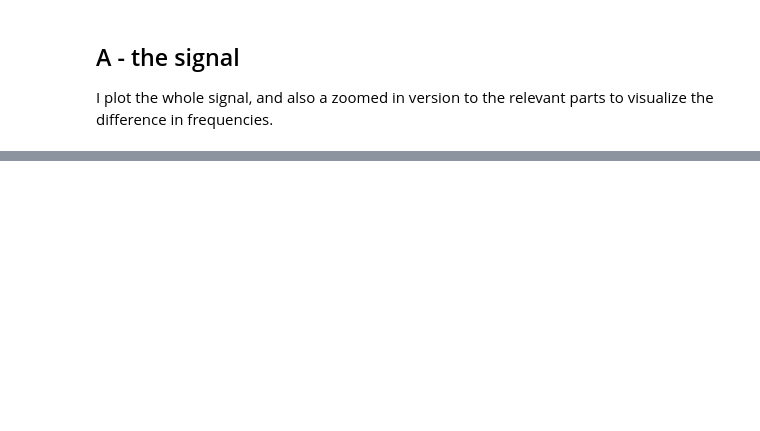
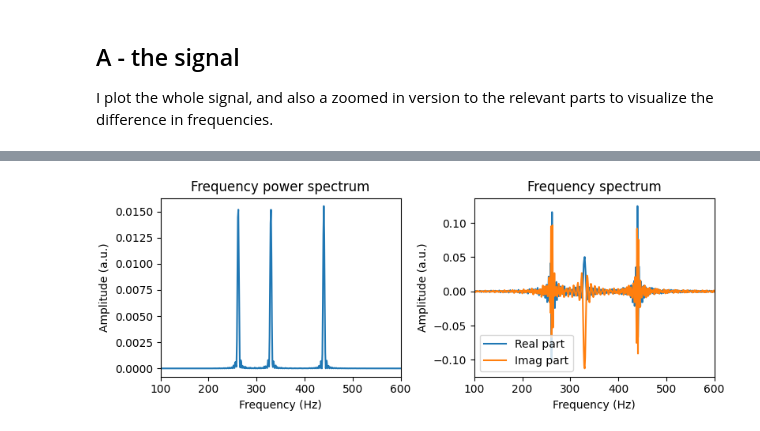
Before and after one commit to rubiaek/waveguides_excs, a Jupyter notebook: sol1.ipynb, the cells around one changed output, grey strips where cells are left out. Saved outputs shown, nothing was run; the diff lists cells and outputs as text; code cells hidden in the pictures; blank space fills up the shorter version.

```diff
--- a/sol1.ipynb
+++ b/sol1.ipynb
@@ -4,10 +4,4 @@
 ### Ronen shekel
 
 ### ID 309987493
-# %%
-%matplotlib ipympl
-import numpy as np
-from matplotlib import pyplot as plt
-plt.rcParams['figure.figsize'] = [10, 10]
-plt.rcParams.update({'font.size': 15})
 # %%
@@ -319,0 +102,31 @@ ax2[1,2].set_title('Input Signal-full- zoom',color='gray'), ax2[1,2].set_xlabel(
+# %%
+def show_spectrum(t, sound, in_DB=False):
+    freqs = np.fft.fftshift(np.fft.fftfreq(t.shape[-1], d=dt))  # Frequency vector, with zero properly placed at N/2+1 position.
+    sound_F = np.fft.fftshift(np.fft.fft(np.fft.fftshift(sound))) / L
+
+    if not in_DB:
+        fig, axes = plt.subplots(1, 2, constrained_layout=True, figsize=(8, 3))
+        axes[0].plot(freqs, (np.abs(sound_F))**2)
+        axes[0].set_xlim([100, 600])
+        axes[0].set_title('Frequency power spectrum')
+        axes[1].plot(freqs, np.real(sound_F), label='Real part')
+        axes[1].plot(freqs, np.imag(sound_F), label='Imag part')
+        axes[1].set_xlim([100, 600])
+        axes[1].set_title('Frequency spectrum')
+        axes[1].legend()
+        for ax in axes:
+            ax.set_xlabel('Frequency (Hz)')
+            ax.set_ylabel('Amplitude (a.u.)')
+
+    if in_DB:
+        # And in DB
+        fig, ax = plt.subplots(figsize=(5, 3), constrained_layout=True)
+        ax.plot(freqs, 10*np.log10((np.abs(sound_F))**2))
+        ax.set_xlim([100, 600])
+        ax.set_title('Frequency power spectrum in DB')
+        ax.set_xlabel('Frequency (Hz)')
+        ax.set_ylabel('Amplitude [DB]')
+# %%
+show_spectrum(t, sound, in_DB=False)
+# %% [output]
+[figure, added]
```
Also changed, not shown: parts of 47 cells of this notebook, 1 other file.
